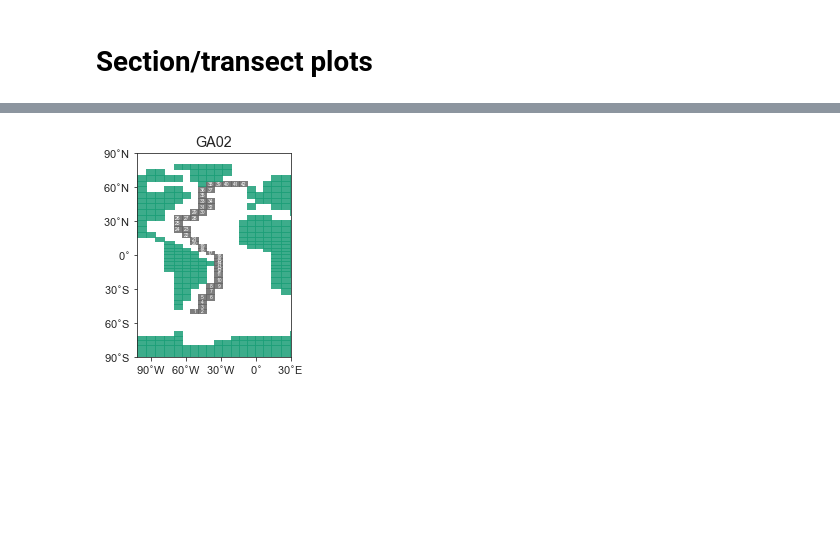
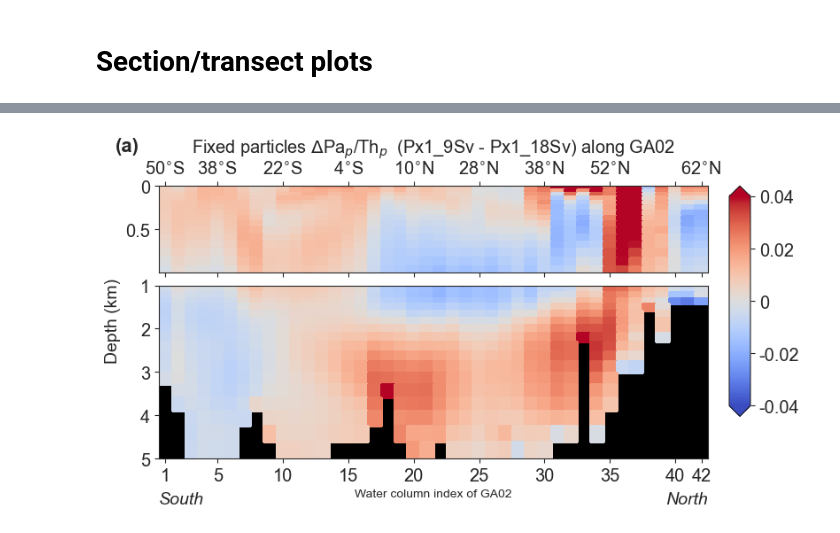
Before and after one commit to jeemijn/Atl-Pa-Th, a Jupyter notebook: 1_results_A_transect_figures.ipynb, the cells around one changed output, grey strips where cells are left out. Cells and saved outputs as stored; diff of their text form; code cells hidden in the pictures; blank space fills up the shorter version.

Commit message:
changes during review - update all notebooks to new version of figures

```diff
--- a/1_results_A_transect_figures.ipynb
+++ b/1_results_A_transect_figures.ipynb
@@ -205,12 +201,12 @@ spinup_yr = 1765
 
 ########### SETTINGS ########################################
 # FOR ALL FIGS IN THIS NOTEBOOK:
-# Fig. 5, C1 (use CTRL) and Fig. 11 (also uses other 3 runs):
-runs = [best_3P5_ctrl, particles_ctrl_yesneph, PFX1__09SV, PFREE_09SV]
+# Fig. 5, C1 (they use CTRL) and Fig. 11 (also uses the other 3 runs):
+runs = [ctrl, PFX1__18SV, PFX1__09SV, PFREE_09SV]
 
 # OTHER SETS OF RUNS TO PLAY AROUND:
-# runs = [particles_ctrl_yesneph, PFX1__14SV, PFX1__09SV]
-# runs = [best_3P5_ctrl, PFREE_14SV, PFREE_09SV]
+# runs = [PFX1__18SV, PFX1__14SV, PFX1__09SV]
+# runs = [ctrl, PFREE_14SV, PFREE_09SV]
 ##############################################################
 
 [datas, data_fulls] = f.load_data_multiple_runs(modeldir, runs, spinup_yr,
@@ -271,6 +267,7 @@ obs_p['path_ratio_p'] = obs_p.Pap / obs_p.Thp
 # => average obs to model grid
 [obs_p, obs_p_ave, obs_p_ave_num] = f.obs_to_model_grid(obs_p, fnctrl)
 obs_p.reset_index(inplace=True)
+obs_p_ave['path_ratio_p'] = obs_p_ave.Pap / obs_p_ave.Thp   # easy way to make Pap/Thp figure along GA03 and GA02
 # %% [output]
 Column 21 has mixed types as it contains quality control variables, which can be int or string. Fine.
 Reduced dataset from  96184  rows to  2166  rows after deleting nans.
@@ -703,24 +850,20 @@ Half-cropped version as figures/fig5_Atl_selected_cruises_3P5_CTRL___halfcropped
 #### SETTINGS ########################################
 # runs are set below in runs_per_column
 cruise_list = ['GA02', 'GA03']  # most interesting Atl cruises
-# cruise_list = ['GA02']        # fewer
 
-out_file_name = str(savedir / ('fig11_Atl_cruises_p_sensitivity_orig'))  # without .pdf; 'orig' because will annotate regions later in ppt
-cmap = cmp.coolwarm # cmcr.vik # diverging for anomaly
+out_file_name = str(savedir / ('fig11_Atl_cruises_p_sensitivity_before_ppt'))  # without .pdf; no spaces; will annotate regions later in ppt
+cmap = cmp.coolwarm
 vmaxs = {'Pad_Bq' : 8, 'Thd_Bq' : 25, 'Pap_Bq' : 0.2, 'Thp_Bq' : 2,
-         'path_ratio_d' : 1, 'path_ratio_p' : 0.04}  # only path_ratio_p adjusted yet for anoms
+         'path_ratio_d' : 1, 'path_ratio_p' : 0.04}
 vmins = {'Pad_Bq' : -vmaxs['Pad_Bq'], 'Thd_Bq' : -vmaxs['Thd_Bq'], 'Pap_Bq' : -vmaxs['Pap_Bq'], 'Thp_Bq' : -vmaxs['Thp_Bq'],
          'path_ratio_d' : -vmaxs['path_ratio_d'], 'path_ratio_p' : -vmaxs['path_ratio_p']}
-levels = 8  # because 2 levels between ticks
+levels = 8
 #### END OF SETTINGS ################################
 print('cruise list:', cruise_list)
-print('\nFigure will be saved as', out_file_name+'.pdf')
-print('Uncropped version as    ', out_file_name+'_uncropped.pdf')
-print('Half-cropped version as', out_file_name+'_halfcropped.pdf')
 
 this_var = 'path_ratio_p'
-runs_per_column = [[PFX1__09SV, particles_ctrl_yesneph],
-                   [PFREE_09SV, best_3P5_ctrl]]
+runs_per_column = [[PFX1__09SV, PFX1__18SV],
+                   [PFREE_09SV, ctrl]]
 labels_per_column = ['Fixed particles $\Delta$Pa$_p$/Th$_p$',
                      'Dynamic particles $\Delta$Pa$_p$/Th$_p$']
 
@@ -742,57 +885,31 @@ for col in [0,1]:
                      f.drop_most_vars(data_fulls[runs_per_column[col][1]], vars_to_keep=vars_to_keep))
 
 nr_rows_counter = 0
-with PdfPages(out_file_name+'_uncropped.pdf') as pdf:
+panel_nr = 0
+with PdfPages(out_file_name+'_raw.pdf') as pdf:
     for this_cruise in cruise_list:
         nr_rows_counter += 1
-        ## A). first generate trajectory map for this cruise WITH whitespace on the left (once)
-
-        # temporarily change global parameter to NOT cut off whitespace
-        matplotlib.rcParams['savefig.bbox'] = 'standard'
-
-        fig = f.generate_trajectory_fig(cruise=this_cruise, basic_data=basic_data_trajectory)
-
-        # overwriting the (2.5,4) for Atlantic zoom to (8,4) + extra width for cbar in transect plot:
-        fig.set_size_inches(8.134,4)
-        # start subplot rectangle at left=68.75% of width s.t. same ratio stays the same(5.5/8=0.6875); others s.t. align with transect plot
-        plt.subplots_adjust(left=0.6875, right=0.95, top=0.858, bottom=0.15)
-
-        pdf.savefig()
-
-        # set back global parameter as desired in the rest of the notebook
-        matplotlib.rcParams['savefig.bbox'] = 'tight'  # cuts off whitespace
-
         ## B). & C.) plot Pa/Th ratio for column 1 (PI particles x1) and 2 (Dynamic particles)
         for col in [0,1]:
-            title = labels_per_column[col] + '  (' + labels[runs_per_column[col][0]] + ' - ' + labels[runs_per_column[col][1]] + ')'
+            title = labels_per_column[col] + '  (' + labels[runs_per_column[col][0]] + ' - ' + labels[runs_per_column[col][1]] + ') along ' + this_cruise
             fig = f.generate_1_section_plot_fig(dataset=runs_diff[col], variable=this_var, title=title,
                                                 cruise=this_cruise, basic_data=basic_data_section,
                                                 this_vmin=vmins[this_var], vmaxs=vmaxs, levels=levels,
                                                 # this_vmin=None, vmaxs={str(this_var) : None},  # to look at automatic range
                                                 cbar_extend_both=True, obs=False) # force both cbar arrows because anomaly plot
+            # add label (a), etc.
+            this_ax = fig.axes[0]  # first axis contains plot; second contains colourbar
+            this_ax.text(-0.08, 1.4, '(' + chr(ord('a')+panel_nr) + ')', transform=this_ax.transAxes,
+                        size=16, weight='bold')
             pdf.savefig(bbox_inches='tight')
+            panel_nr += 1
 
-## COMBINE SUBPLOTS INTO 1 PAGE WITH pdfjam
-pdf_jam_location = !which pdfjam
-if pdf_jam_location[0].find('not found') != -1:
-   raise Exception("ERROR: pdfjam not found. Please install pdfjam (see installation instructions above).")
-
-os.system('pdfjam --nup 3x'+str(nr_rows_counter)+' '+out_file_name+'_uncropped.pdf --outfile '+out_file_name+'_uncropped.pdf')
-
-# for some reason using the settings '--pagetemplate=2' or '--templatesize={8}{4}' in pdfjam
-#      [see PDFpages manual from here: https://github.com/rrthomas/pdfjam#using]
-# did not work to combine and rescale them as I want. That is why I found the hacky solution with extra whitespace in the map
-
-## CROP AWAY WHITE BORDER WITH pdfCropMargins
-# I am using python package pdfCropMargins ('from pdfCropMargins import crop' is at top of notebook).
-# Alternative: command line tool pdfjam, but I didn't get its dependencies to work on OS X. Syntax would be:
-# os.system('pdfcrop '+out_file_name+'.pdf '+out_file_name+'.pdf')
-
-# crop twice
-crop([out_file_name+"_uncropped.pdf", "--outfile", out_file_name+"_halfcropped.pdf"])
-crop([out_file_name+"_halfcropped.pdf", "--outfile", out_file_name+".pdf"])
-# python syntax: https://github.com/abarker/pdfCropMargins#python-interface
-# documentation of flags: https://github.com/abarker/pdfCropMargins#documentation
+## COMBINE SUBPLOTS INTO 1 PAGE WITH pdfjam & pdfcrop
+print("\nIn order to combine the 6 subpanels & crop white space:\n")
+print("!!!!!! THE FOLLOWING 2 LINES NEED TO BE EXECUTED IN THE COMMAND LINE (from the folder of this notebook): !!!!!")
+print('pdfjam --nup 2x'+str(nr_rows_counter)+' '+out_file_name+'_raw.pdf --outfile '+out_file_name+'_uncropped.pdf')
+print('pdfcrop '+out_file_name+'_uncropped.pdf '+out_file_name+'.pdf')
+print('\nAfter that manual step, the resulting figure will be '+out_file_name+'.pdf')
 
 plt.close()
 
@@ -806 +927 @@ Half-cropped version as figures/fig11_Atl_cruises_p_sensitivity_orig_halfcropped
-[figure, old version]
+[figure, new version]
```
Also changed, not shown: parts of 22 cells of this notebook, 19 other files.
